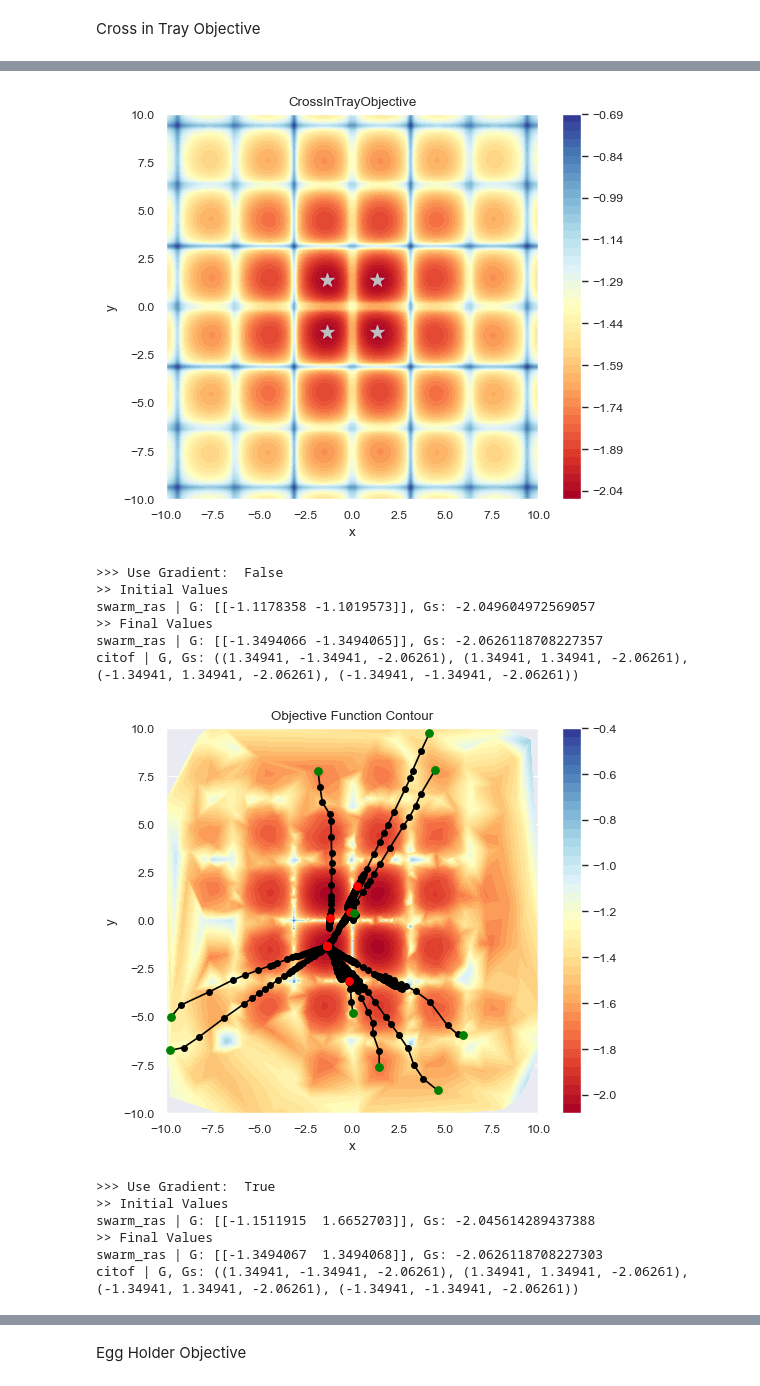
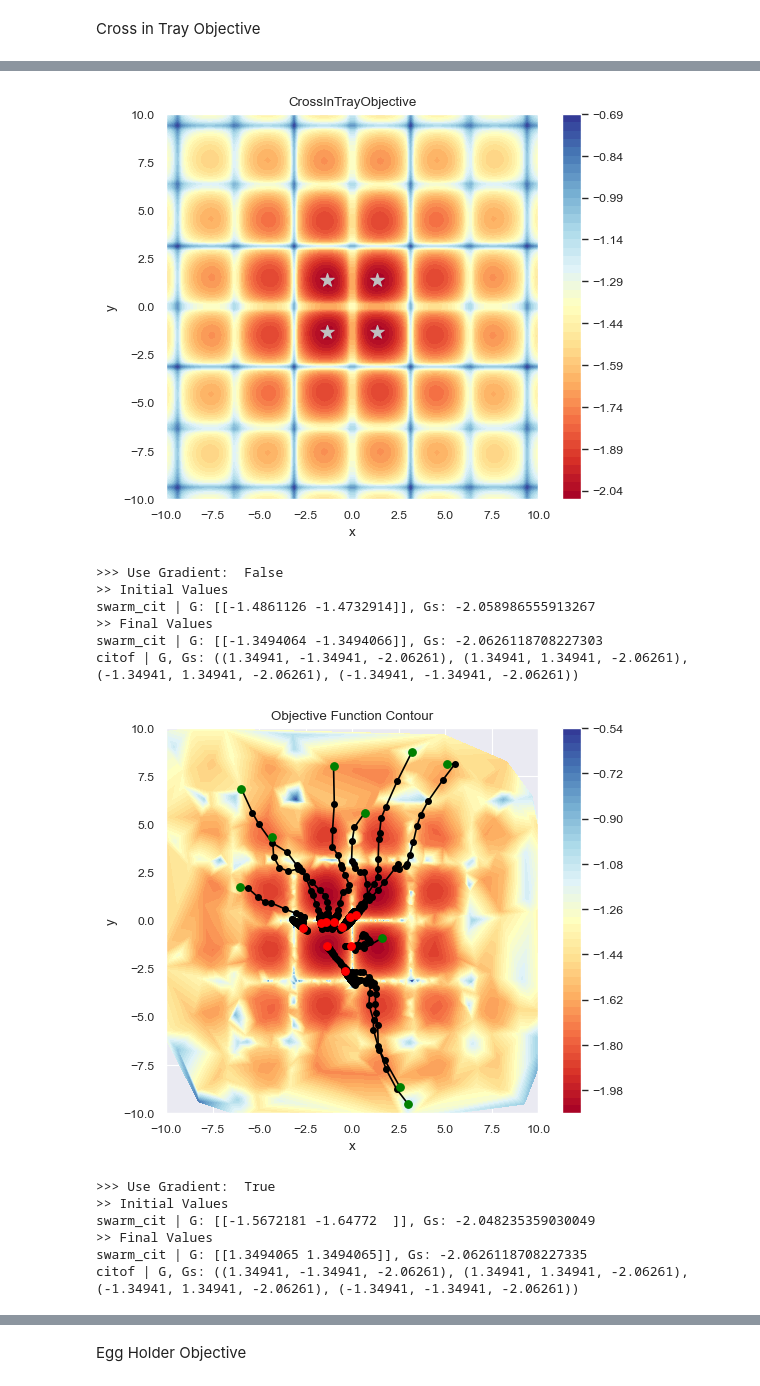
Before and after one commit to adityaprakash-work/OptiHive, a Jupyter notebook: examples.ipynb, the cells around one changed output, grey strips where cells are left out. Cells and saved outputs as stored; diff of their text form; code cells hidden in the pictures.

```diff
--- a/examples.ipynb
+++ b/examples.ipynb
@@ -650,12 +650,12 @@ ss2d_easof = {
 print("True loss Contour")
 easof.plot2d()
 for use_grad in [False, True]:
-    sot_ras = ohp.SwarmObjectiveTracker(
+    sot_eas = ohp.SwarmObjectiveTracker(
         track_params=["x", "y"],
         eager=False,
         lazy_step=2,
     )
-    swarm_ras = ohp.VanillaSwarm(
+    swarm_eas = ohp.VanillaSwarm(
         search_space=ss2d_easof,
         n_particles=200,
         objective_function=easof,
@@ -667,20 +667,20 @@ for use_grad in [False, True]:
         gw=0.1,
         n_perturb=2,
         r3=0.1,
-        trackers=[sot_ras],
+        trackers=[sot_eas],
     )
 
     print(">>> Use Gradient: ", use_grad)
     print(">> Initial Values")
-    print(f"swarm_ras | G: {swarm_ras.G}, Gs: {swarm_ras.Gs}")
+    print(f"swarm_eas | G: {swarm_eas.G}, Gs: {swarm_eas.Gs}")
 
-    swarm_ras.run(500)
+    swarm_eas.run(500)
 
     print(">> Final Values")
-    print(f"swarm_ras | G: {swarm_ras.G}, Gs: {swarm_ras.Gs}")
+    print(f"swarm_eas | G: {swarm_eas.G}, Gs: {swarm_eas.Gs}")
     print(f"easof | G, Gs: {easof.global_minima_2d}")
-    sot_ras.draw_lazy(
-        particle_indices=[p for p in range(0, swarm_ras.n_particles, 20)],
+    sot_eas.draw_lazy(
+        particle_indices=[p for p in range(0, swarm_eas.n_particles, 20)],
     )
 # %% [output]
 True loss Contour
@@ -712,51 +712,51 @@ ss2d_citof = {
 print("True loss Contour")
 citof.plot2d()
 for use_grad in [False, True]:
-    sot_ras = ohp.SwarmObjectiveTracker(
+    sot_cit = ohp.SwarmObjectiveTracker(
         track_params=["x", "y"],
         eager=False,
         lazy_step=2,
     )
-    swarm_ras = ohp.VanillaSwarm(
+    swarm_cit = ohp.VanillaSwarm(
         search_space=ss2d_citof,
         n_particles=200,
         objective_function=citof,
         cc=0.3,
         sc=0.3,
         r1=0.3,
         r2=0.3,
         use_gradient=use_grad,
         gw=0.1,
         n_perturb=2,
         r3=0.1,
-        trackers=[sot_ras],
+        trackers=[sot_cit],
     )
 
     print(">>> Use Gradient: ", use_grad)
     print(">> Initial Values")
-    print(f"swarm_ras | G: {swarm_ras.G}, Gs: {swarm_ras.Gs}")
+    print(f"swarm_cit | G: {swarm_cit.G}, Gs: {swarm_cit.Gs}")
 
-    swarm_ras.run(500)
+    swarm_cit.run(500)
 
     print(">> Final Values")
-    print(f"swarm_ras | G: {swarm_ras.G}, Gs: {swarm_ras.Gs}")
+    print(f"swarm_cit | G: {swarm_cit.G}, Gs: {swarm_cit.Gs}")
     print(f"citof | G, Gs: {citof.global_minima_2d}")
-    sot_ras.draw_lazy(
-        particle_indices=[p for p in range(0, swarm_ras.n_particles, 20)],
+    sot_cit.draw_lazy(
+        particle_indices=[p for p in range(0, swarm_cit.n_particles, 20)],
     )
 # %% [output]
 True loss Contour
 [figure]
 >>> Use Gradient:  False
 >> Initial Values
-swarm_ras | G: [[-1.1178358 -1.1019573]], Gs: -2.049604972569057
+swarm_cit | G: [[-1.4861126 -1.4732914]], Gs: -2.058986555913267
 >> Final Values
-swarm_ras | G: [[-1.3494066 -1.3494065]], Gs: -2.0626118708227357
+swarm_cit | G: [[-1.3494064 -1.3494066]], Gs: -2.0626118708227303
 citof | G, Gs: ((1.34941, -1.34941, -2.06261), (1.34941, 1.34941, -2.06261), (-1.34941, 1.34941, -2.06261), (-1.34941, -1.34941, -2.06261))
-[figure, old version]
+[figure, new version]
 >>> Use Gradient:  True
 >> Initial Values
-swarm_ras | G: [[-1.1511915  1.6652703]], Gs: -2.045614289437388
+swarm_cit | G: [[-1.5672181 -1.64772  ]], Gs: -2.048235359030049
 >> Final Values
-swarm_ras | G: [[-1.3494067  1.3494068]], Gs: -2.0626118708227303
+swarm_cit | G: [[1.3494065 1.3494065]], Gs: -2.0626118708227335
 citof | G, Gs: ((1.34941, -1.34941, -2.06261), (1.34941, 1.34941, -2.06261), (-1.34941, 1.34941, -2.06261), (-1.34941, -1.34941, -2.06261))
```
Also changed, not shown: parts of 11 cells of this notebook, 14 other files.
